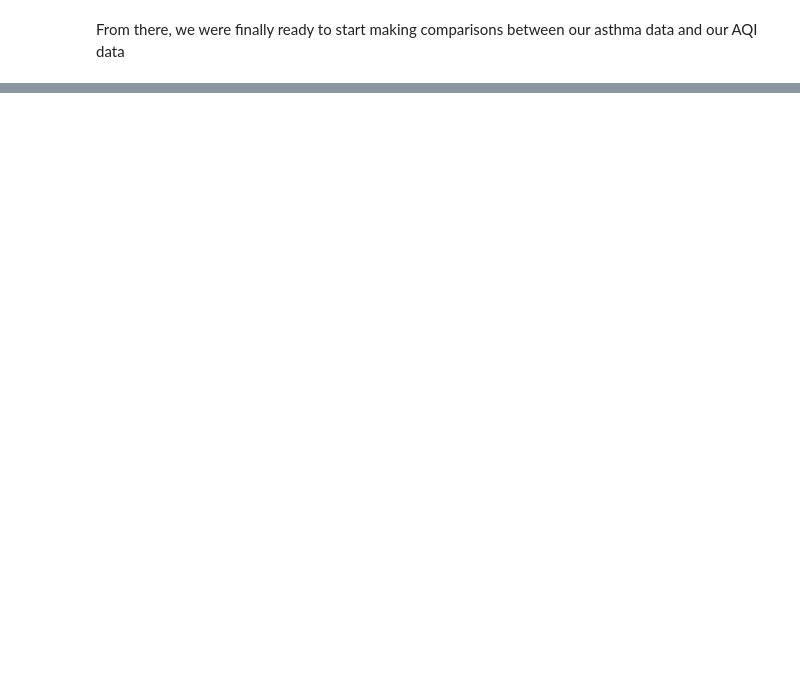
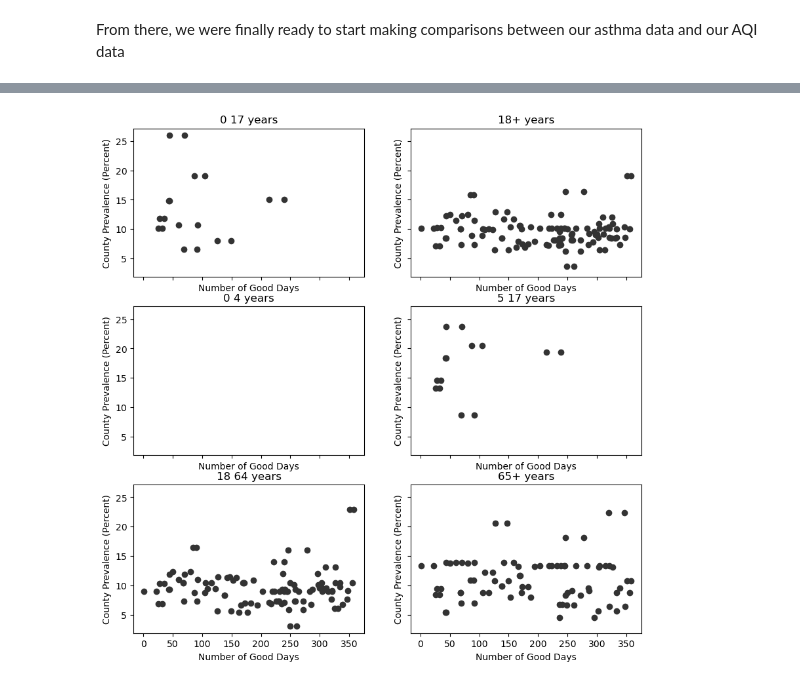
Before and after one commit to ENVS110a-SP23/group5-project, a Jupyter notebook: DataVisualization.ipynb, the cells around one changed output, grey strips where cells are left out. Saved outputs shown, nothing was run; the diff lists cells and outputs as text; code cells hidden in the pictures; blank space fills up the shorter version.

```diff
--- a/DataVisualization.ipynb
+++ b/DataVisualization.ipynb
@@ -210,0 +186,26 @@ KeyError: 'Good Days'
+# %%
+nrow = 3
+ncol = 2
+
+figure, ax = plt.subplots(nrow,ncol, sharex=True, sharey=True, figsize=(10,10))
+
+agegroups = [['0 17 years', '18+ years'], ['0 4 years', '5 17 years'], ['18 64 years', '65+ years']]
+
+
+for i in range(nrow):
+
+    for j in range(ncol):
+
+        charts = agegroups[i][j]
+        allages_charts = allages.loc[allages['Group']==charts, :]
+
+        ax[i,j].scatter(allages_charts['Good Days'], allages_charts['County prevalence'], color='#333')
+        ax[i,j].set_xlabel('Number of Good Days')
+        ax[i,j].set_ylabel('County Prevalence (Percent)')
+        ax[i,j].set_title(charts)
+
+plt.show()
+
+#first regression workbook q("")
+# %% [output]
+[figure, added]
```
Also changed, not shown: parts of 12 cells of this notebook, 3 other files.
